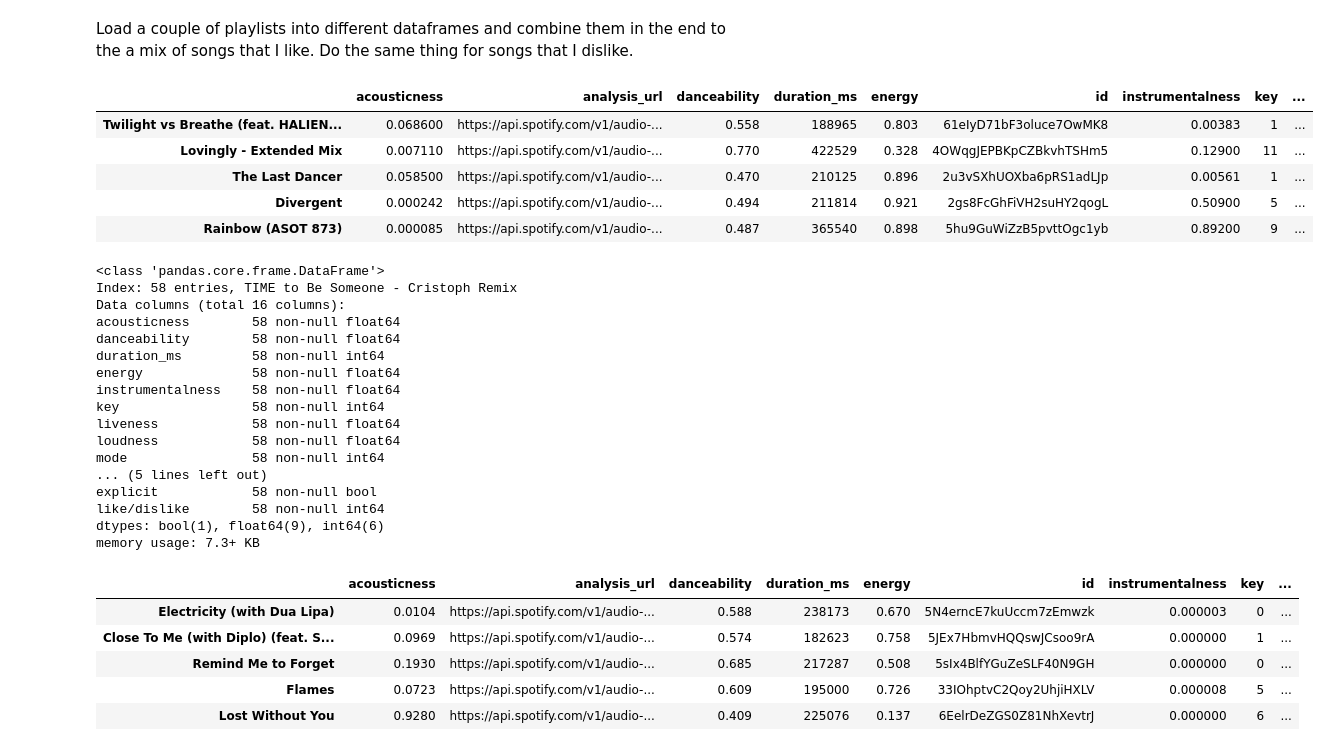
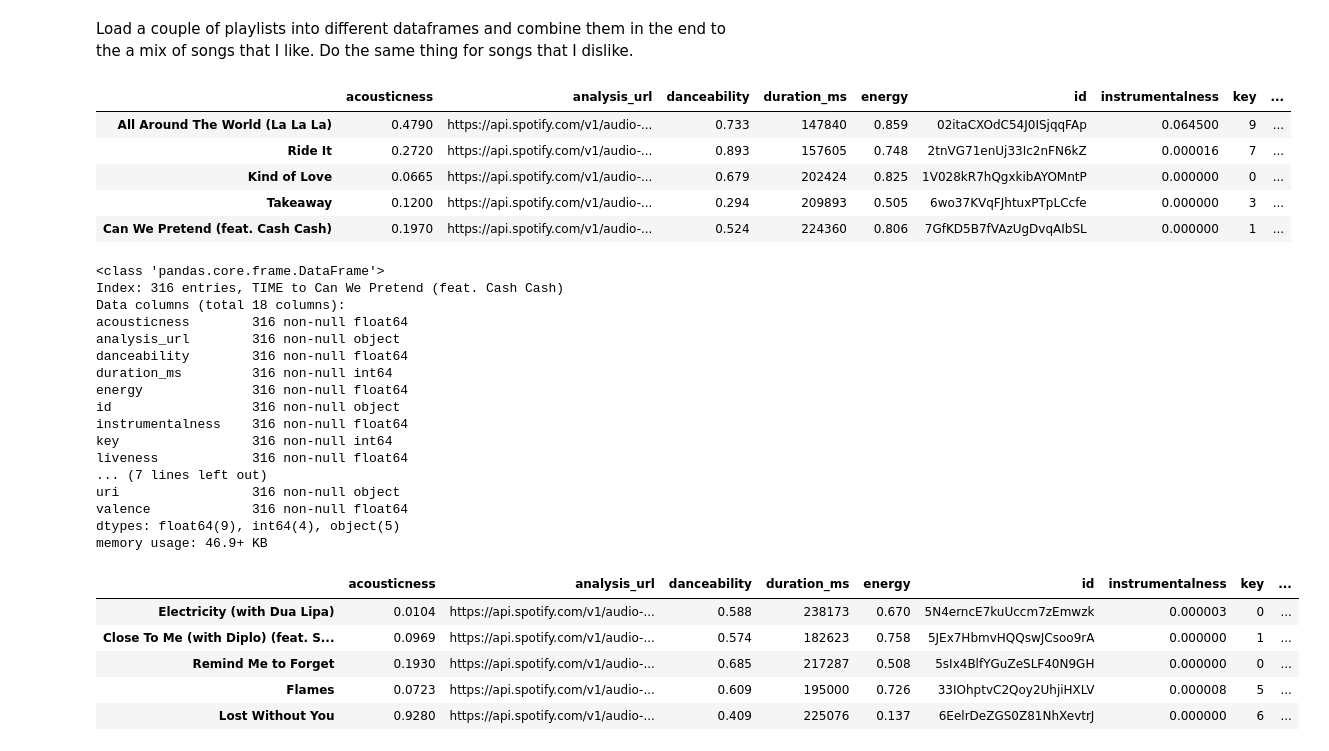
Before and after one commit to kalibrahim/DataScience_Capstone, a Jupyter notebook: Spotify-recommender-udacity-capstone.ipynb, the cells around one changed output. Drawn from its saved outputs; the diff is of its cells as text; code cells hidden in the pictures.

```diff
--- a/Spotify-recommender-udacity-capstone.ipynb
+++ b/Spotify-recommender-udacity-capstone.ipynb
@@ -97,44 +97,47 @@ Load a couple of playlists into different dataframes and combine them in the end
 # %%
 like_id = '4Bc92r2zL1zt22AikSodG4'
 like_df = create_df(username, like_id)
 
 like_playlist2_id = '5377x4KvJVl5Y4U6pakCf4'
 like_playlist2_df = create_df(username, like_playlist2_id)
 
 like_playlist3_id = '5CKGtvDsggH7g7UWhMqmSL'
 like_playlist3_df = create_df(username, like_playlist3_id)
 
-frames_like = [like_df, like_playlist2_df, like_playlist3_df]
+like_playlist4_id = '37i9dQZF1DX4dyzvuaRJ0n'
+like_playlist4_df = create_df(username, like_playlist4_id)
+
+frames_like = [like_df, like_playlist2_df, like_playlist3_df, like_playlist4_df]
 
 like_all_df = pd.concat(frames_like)
 like_all_df.tail()
 # %% [output]
 |  | acousticness | analysis_url | danceability | duration_ms | energy | id | instrumentalness | key | ... |
-| Twilight vs Breathe (feat. HALIEN... | 0.068600 | https://api.spotify.com/v1/audio-... | 0.558 | 188965 | 0.803 | 61eIyD71bF3oluce7OwMK8 | 0.00383 | 1 | ... |
-| Lovingly - Extended Mix | 0.007110 | https://api.spotify.com/v1/audio-... | 0.770 | 422529 | 0.328 | 4OWqgJEPBKpCZBkvhTSHm5 | 0.12900 | 11 | ... |
-| The Last Dancer | 0.058500 | https://api.spotify.com/v1/audio-... | 0.470 | 210125 | 0.896 | 2u3vSXhUOXba6pRS1adLJp | 0.00561 | 1 | ... |
-| Divergent | 0.000242 | https://api.spotify.com/v1/audio-... | 0.494 | 211814 | 0.921 | 2gs8FcGhFiVH2suHY2qogL | 0.50900 | 5 | ... |
-| Rainbow (ASOT 873) | 0.000085 | https://api.spotify.com/v1/audio-... | 0.487 | 365540 | 0.898 | 5hu9GuWiZzB5pvttOgc1yb | 0.89200 | 9 | ... |
+| All Around The World (La La La) | 0.4790 | https://api.spotify.com/v1/audio-... | 0.733 | 147840 | 0.859 | 02itaCXOdC54J0ISjqqFAp | 0.064500 | 9 | ... |
+| Ride It | 0.2720 | https://api.spotify.com/v1/audio-... | 0.893 | 157605 | 0.748 | 2tnVG71enUj33Ic2nFN6kZ | 0.000016 | 7 | ... |
+| Kind of Love | 0.0665 | https://api.spotify.com/v1/audio-... | 0.679 | 202424 | 0.825 | 1V028kR7hQgxkibAYOMntP | 0.000000 | 0 | ... |
+| Takeaway | 0.1200 | https://api.spotify.com/v1/audio-... | 0.294 | 209893 | 0.505 | 6wo37KVqFJhtuxPTpLCcfe | 0.000000 | 3 | ... |
+| Can We Pretend (feat. Cash Cash) | 0.1970 | https://api.spotify.com/v1/audio-... | 0.524 | 224360 | 0.806 | 7GfKD5B7fVAzUgDvqAIbSL | 0.000000 | 1 | ... |
 # %%
 like_all_df.info()
 # %% [output]
 <class 'pandas.core.frame.DataFrame'>
-Index: 58 entries, TIME to Be Someone - Cristoph Remix
-Data columns (total 16 columns):
-acousticness        58 non-null float64
-danceability        58 non-null float64
-duration_ms         58 non-null int64
-energy              58 non-null float64
-instrumentalness    58 non-null float64
-key                 58 non-null int64
-liveness            58 non-null float64
-loudness            58 non-null float64
-mode                58 non-null int64
-... (5 lines left out)
-explicit            58 non-null bool
-like/dislike        58 non-null int64
-dtypes: bool(1), float64(9), int64(6)
-memory usage: 7.3+ KB
+Index: 316 entries, TIME to Can We Pretend (feat. Cash Cash)
+Data columns (total 18 columns):
+acousticness        316 non-null float64
+analysis_url        316 non-null object
+danceability        316 non-null float64
+duration_ms         316 non-null int64
+energy              316 non-null float64
+id                  316 non-null object
+instrumentalness    316 non-null float64
+key                 316 non-null int64
+liveness            316 non-null float64
+... (7 lines left out)
+uri                 316 non-null object
+valence             316 non-null float64
+dtypes: float64(9), int64(4), object(5)
+memory usage: 46.9+ KB
 # %%
 dislike_id = '37i9dQZF1DX1WSnLRtI26o'
 dislike_df = create_df(username, dislike_id)
```
